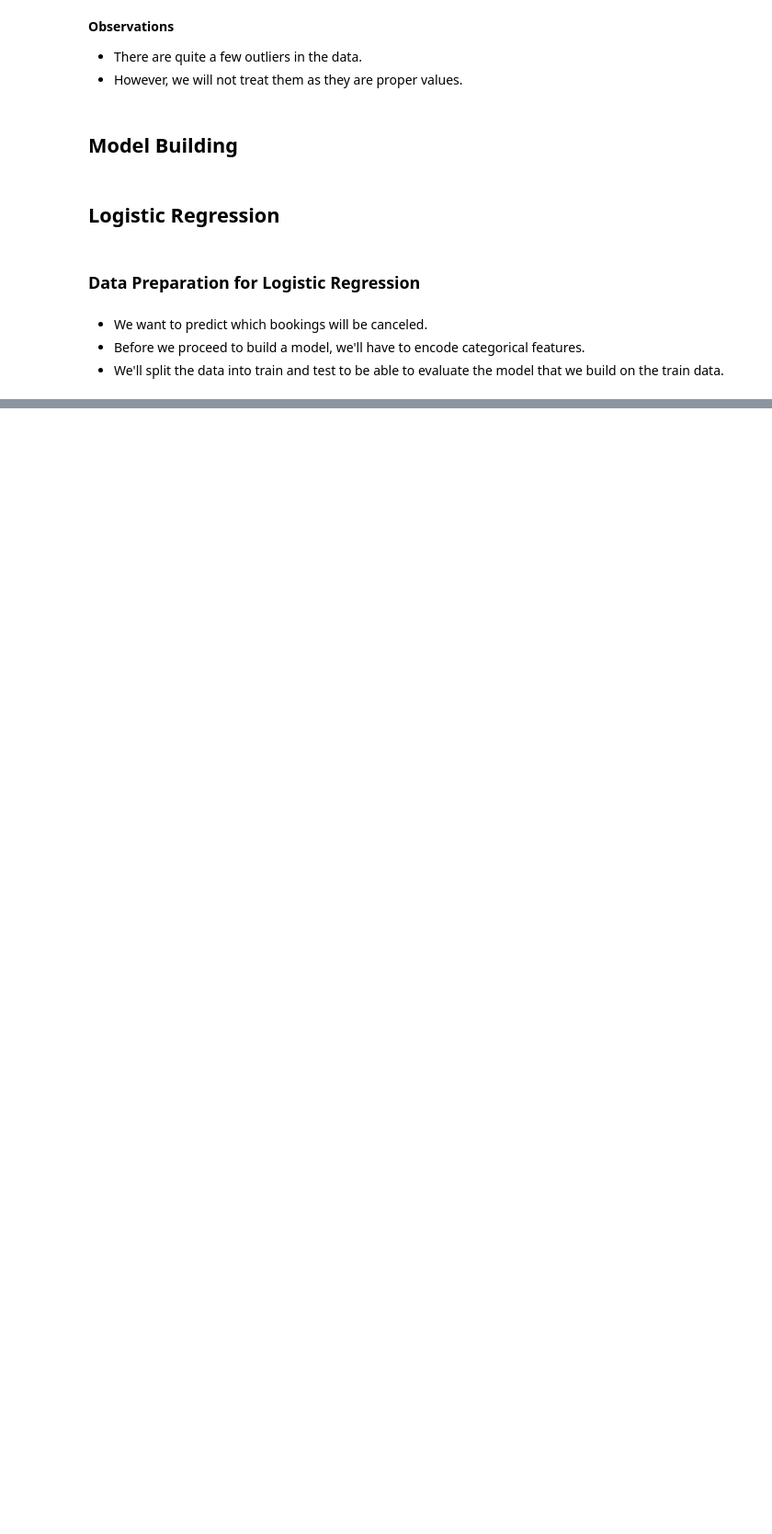
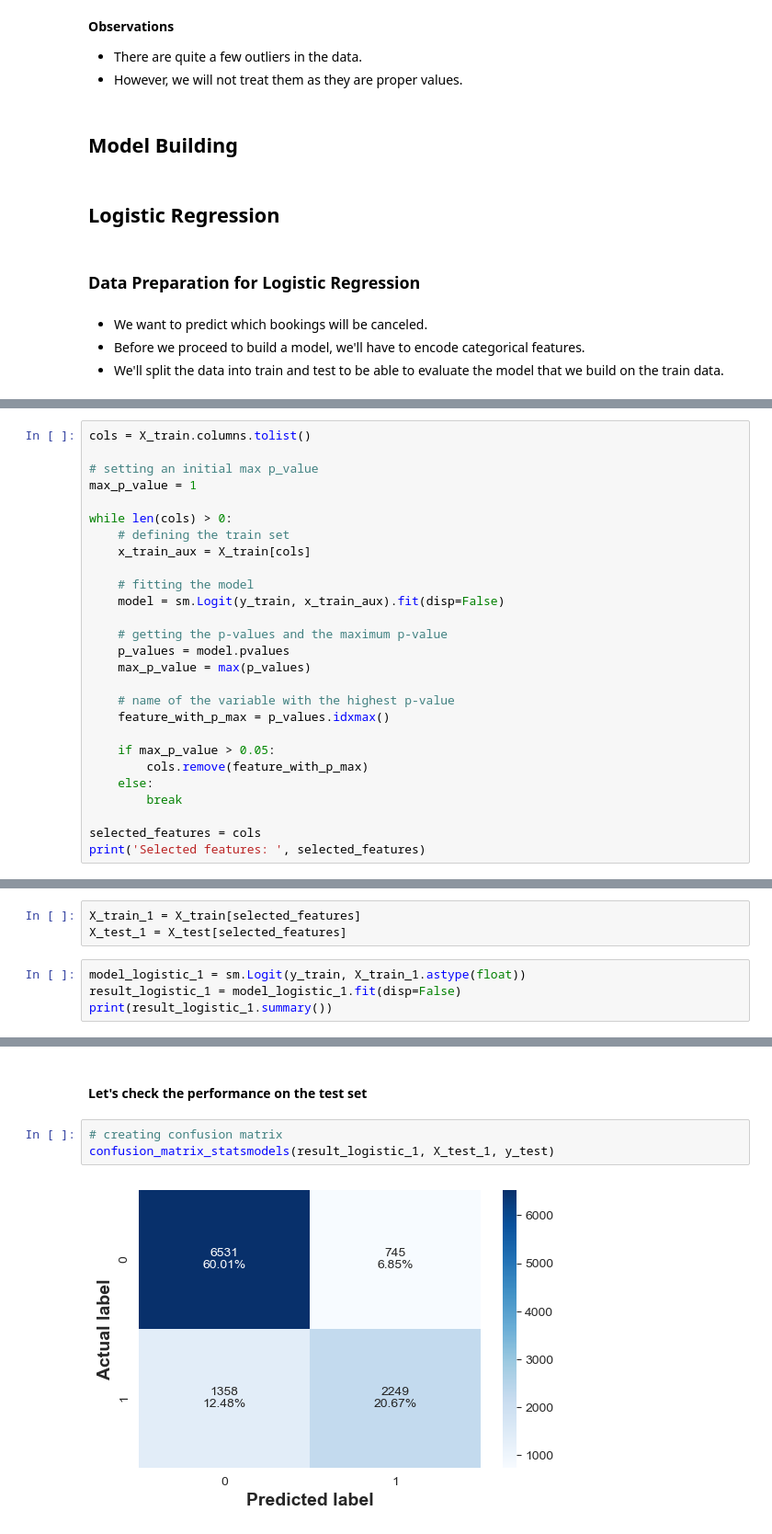
Before and after one commit to ArthurXia1031/Data_Science_Project, a Jupyter notebook: machine_learning/INN hotels/INN_ML.ipynb, the cells around one changed output, grey strips where cells are left out. Shown at 92% size. Drawn from its saved outputs; the diff is of its cells as text; blank space fills up the shorter version.

```diff
--- a/machine_learning/INN hotels/INN_ML.ipynb
+++ b/machine_learning/INN hotels/INN_ML.ipynb
@@ -870,0 +1073,27 @@ X
+# %%
+cols = X_train.columns.tolist()
+
+# setting an initial max p_value
+max_p_value = 1
+
+while len(cols) > 0:
+    # defining the train set
+    x_train_aux = X_train[cols]
+
+    # fitting the model
+    model = sm.Logit(y_train, x_train_aux).fit(disp=False)
+
+    # getting the p-values and the maximum p-value
+    p_values = model.pvalues
+    max_p_value = max(p_values)
+
+    # name of the variable with the highest p-value
+    feature_with_p_max = p_values.idxmax()
+
+    if max_p_value > 0.05:
+        cols.remove(feature_with_p_max)
+    else:
+        break
+
+selected_features = cols
+print('Selected features: ', selected_features)
@@ -870,0 +1102,7 @@ X
+# %%
+X_train_1 = X_train[selected_features]
+X_test_1 = X_test[selected_features]
+# %%
+model_logistic_1 = sm.Logit(y_train, X_train_1.astype(float))
+result_logistic_1 = model_logistic_1.fit(disp=False)
+print(result_logistic_1.summary())
@@ -870,0 +1143,7 @@ X
+# %% [markdown]
+#### Let's check the performance on the test set
+# %%
+# creating confusion matrix
+confusion_matrix_statsmodels(result_logistic_1, X_test_1, y_test)
+# %% [output]
+[figure, added]
```
Also changed, not shown: parts of 31 cells of this notebook.
